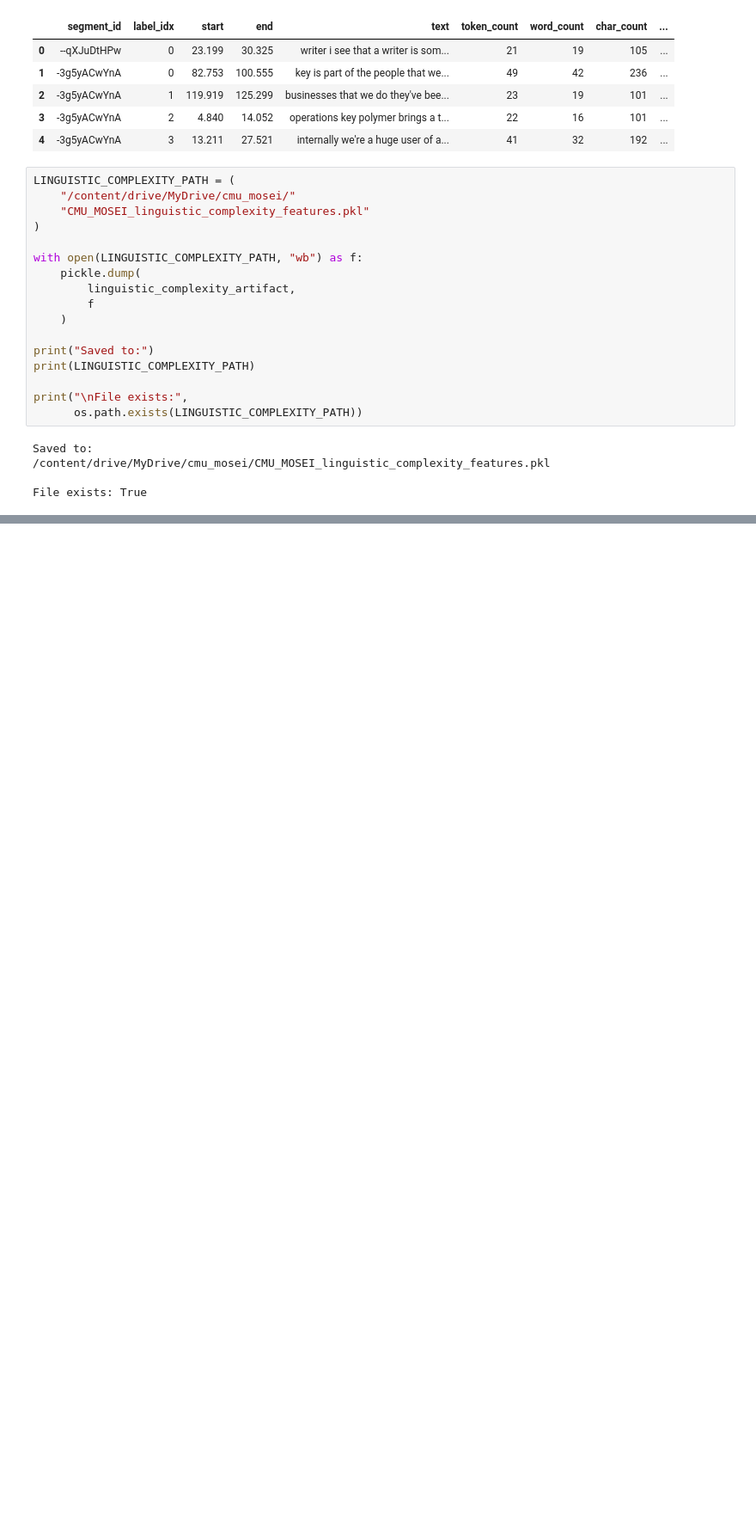
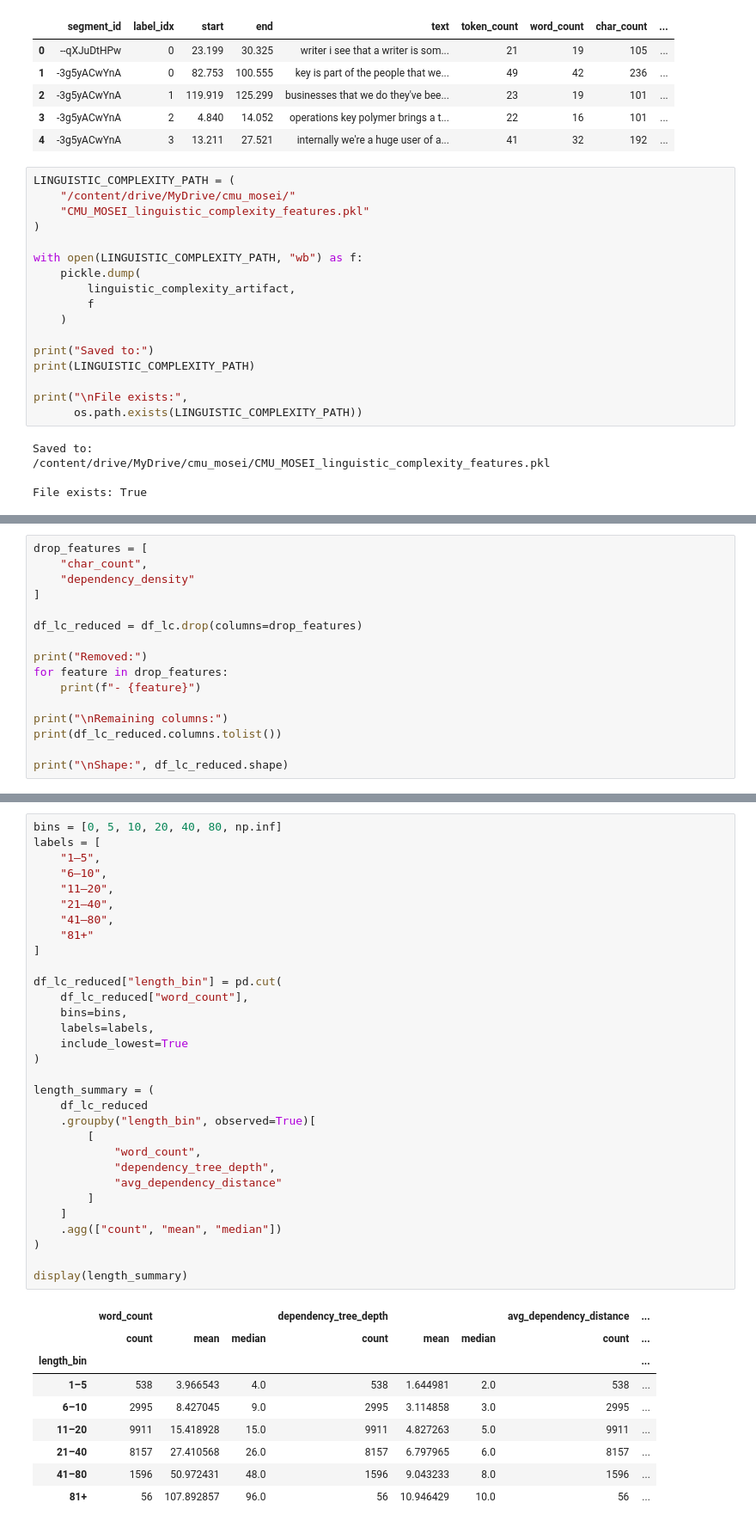
Before and after one commit to sudhans18/ABDA, a Jupyter notebook: 04_Linguistic_Complexity.ipynb, the cells around one changed output, grey strips where cells are left out. Shown at 86% size. Saved outputs shown, nothing was run; the diff lists cells and outputs as text; blank space fills up the shorter version.

```diff
--- a/04_Linguistic_Complexity.ipynb
+++ b/04_Linguistic_Complexity.ipynb
@@ -891,0 +990,16 @@ File exists: True
+# %%
+drop_features = [
+    "char_count",
+    "dependency_density"
+]
+
+df_lc_reduced = df_lc.drop(columns=drop_features)
+
+print("Removed:")
+for feature in drop_features:
+    print(f"- {feature}")
+
+print("\nRemaining columns:")
+print(df_lc_reduced.columns.tolist())
+
+print("\nShape:", df_lc_reduced.shape)
@@ -891,0 +1215,41 @@ File exists: True
+# %%
+bins = [0, 5, 10, 20, 40, 80, np.inf]
+labels = [
+    "1–5",
+    "6–10",
+    "11–20",
+    "21–40",
+    "41–80",
+    "81+"
+]
+
+df_lc_reduced["length_bin"] = pd.cut(
+    df_lc_reduced["word_count"],
+    bins=bins,
+    labels=labels,
+    include_lowest=True
+)
+
+length_summary = (
+    df_lc_reduced
+    .groupby("length_bin", observed=True)[
+        [
+            "word_count",
+            "dependency_tree_depth",
+            "avg_dependency_distance"
+        ]
+    ]
+    .agg(["count", "mean", "median"])
+)
+
+display(length_summary)
+# %% [output]
+|  | word_count |  |  | dependency_tree_depth |  |  | avg_dependency_distance | ... |
+|  | count | mean | median | count | mean | median | count | ... |
+| length_bin |  |  |  |  |  |  |  | ... |
+| 1–5 | 538 | 3.966543 | 4.0 | 538 | 1.644981 | 2.0 | 538 | ... |
+| 6–10 | 2995 | 8.427045 | 9.0 | 2995 | 3.114858 | 3.0 | 2995 | ... |
+| 11–20 | 9911 | 15.418928 | 15.0 | 9911 | 4.827263 | 5.0 | 9911 | ... |
+| 21–40 | 8157 | 27.410568 | 26.0 | 8157 | 6.797965 | 6.0 | 8157 | ... |
+| 41–80 | 1596 | 50.972431 | 48.0 | 1596 | 9.043233 | 8.0 | 1596 | ... |
+| 81+ | 56 | 107.892857 | 96.0 | 56 | 10.946429 | 10.0 | 56 | ... |
```
Also changed, not shown: parts of 29 cells of this notebook.
